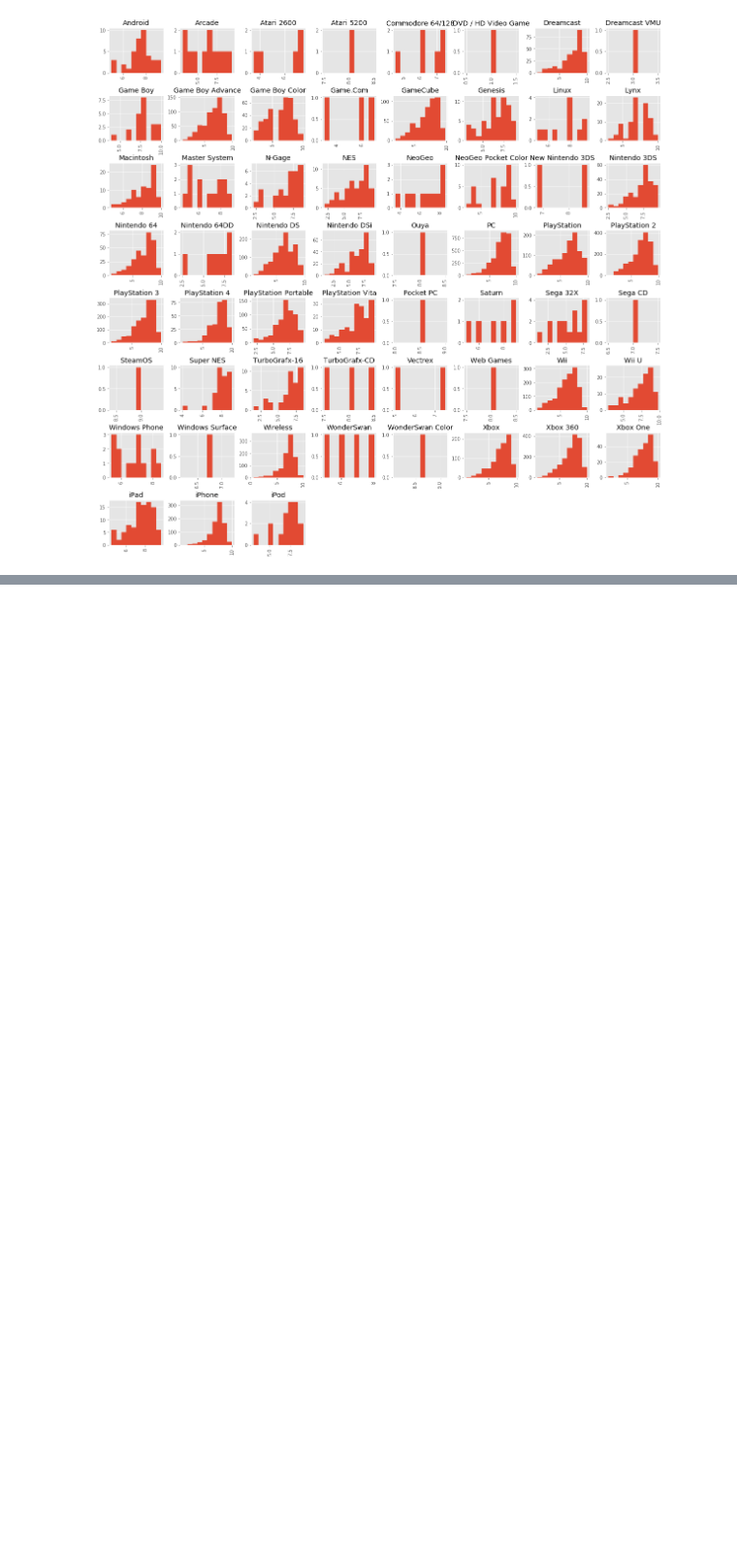
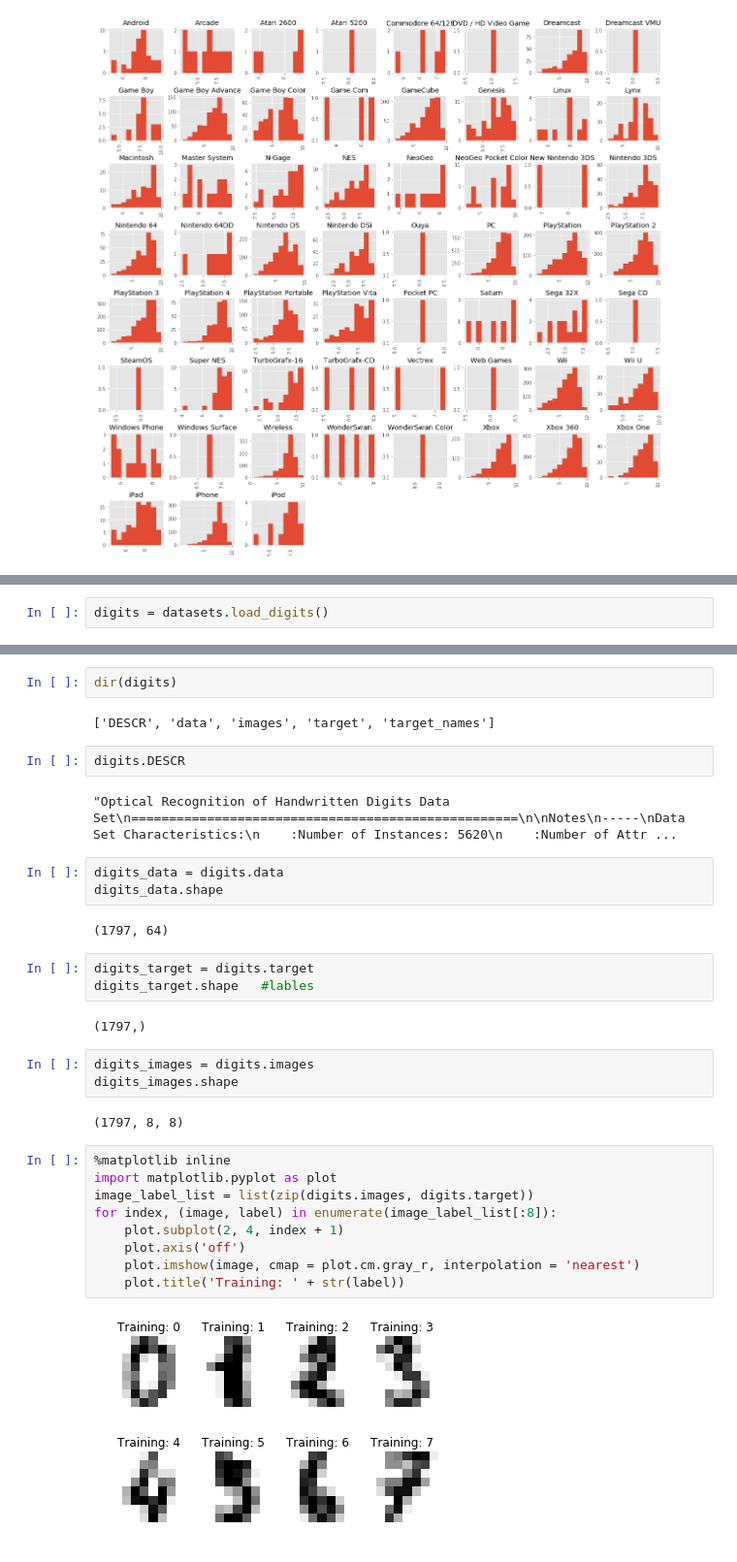
Before and after one commit to MorrisYT/BCB_advanced_python_workshop2018, a Jupyter notebook: BCB_advanced_python_2018.ipynb, the cells around one changed output, grey strips where cells are left out. Shown: that part at 97% size. Saved outputs shown, nothing was run; the diff lists cells and outputs as text; blank space fills up the shorter version.

```diff
--- a/BCB_advanced_python_2018.ipynb
+++ b/BCB_advanced_python_2018.ipynb
@@ -165,0 +170,2 @@ reviews['score'].hist(by = reviews['platform']);
+# %%
+digits = datasets.load_digits()
@@ -165,0 +176,34 @@ reviews['score'].hist(by = reviews['platform']);
+# %%
+dir(digits)
+# %% [output]
+['DESCR', 'data', 'images', 'target', 'target_names']
+# %%
+digits.DESCR
+# %% [output]
+"Optical Recognition of Handwritten Digits Data Set\n===================================================\n\nNotes\n-----\nData Set Characteristics:\n    :Number of Instances: 5620\n    :Number of Attr ...
+# %%
+digits_data = digits.data
+digits_data.shape
+# %% [output]
+(1797, 64)
+# %%
+digits_target = digits.target
+digits_target.shape   #lables
+# %% [output]
+(1797,)
+# %%
+digits_images = digits.images
+digits_images.shape
+# %% [output]
+(1797, 8, 8)
+# %%
+%matplotlib inline
+import matplotlib.pyplot as plot
+image_label_list = list(zip(digits.images, digits.target))
+for index, (image, label) in enumerate(image_label_list[:8]):
+    plot.subplot(2, 4, index + 1)
+    plot.axis('off')
+    plot.imshow(image, cmap = plot.cm.gray_r, interpolation = 'nearest')
+    plot.title('Training: ' + str(label))
+# %% [output]
+[figure, added]
```
Also changed, not shown: parts of 3 cells of this notebook.
